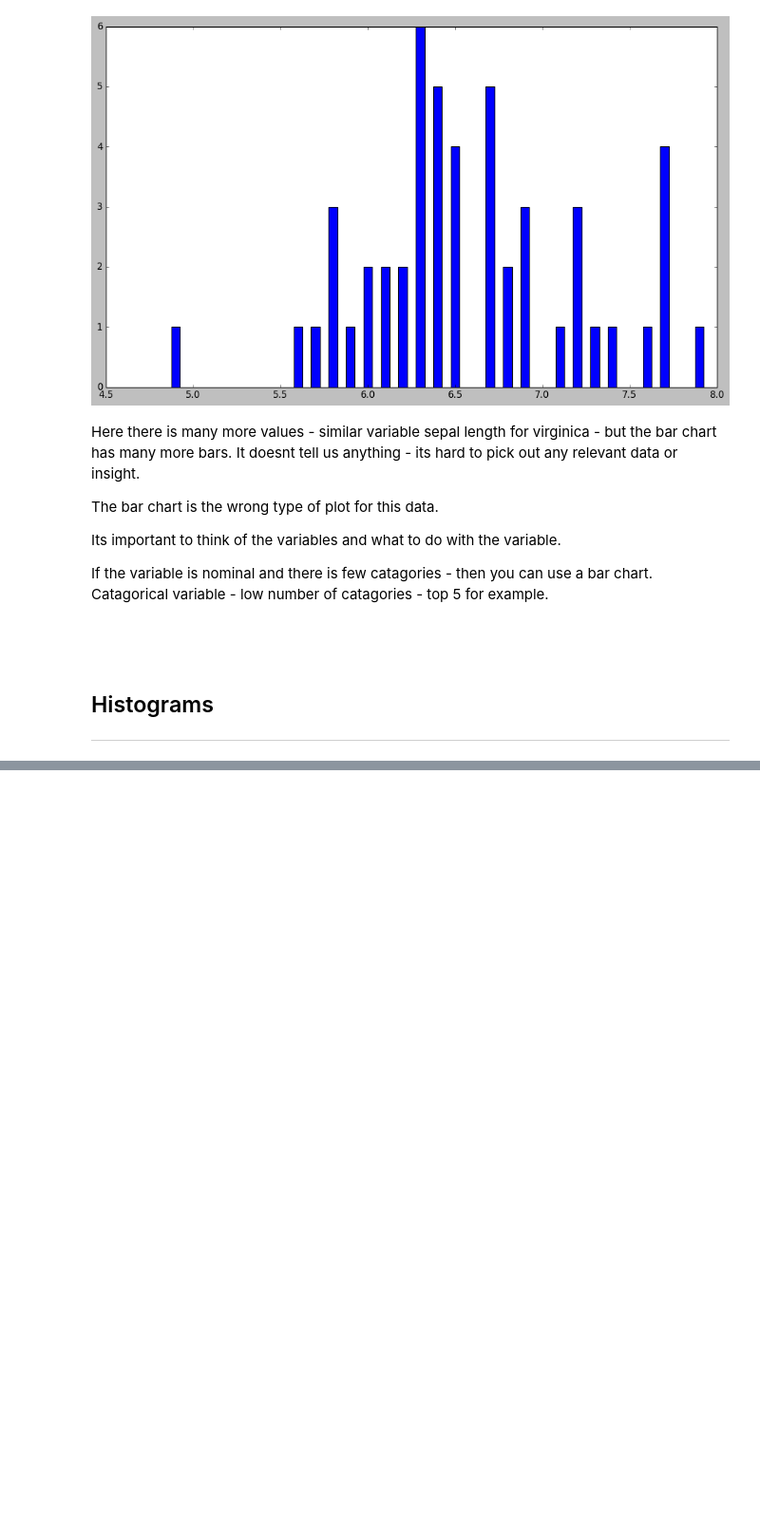
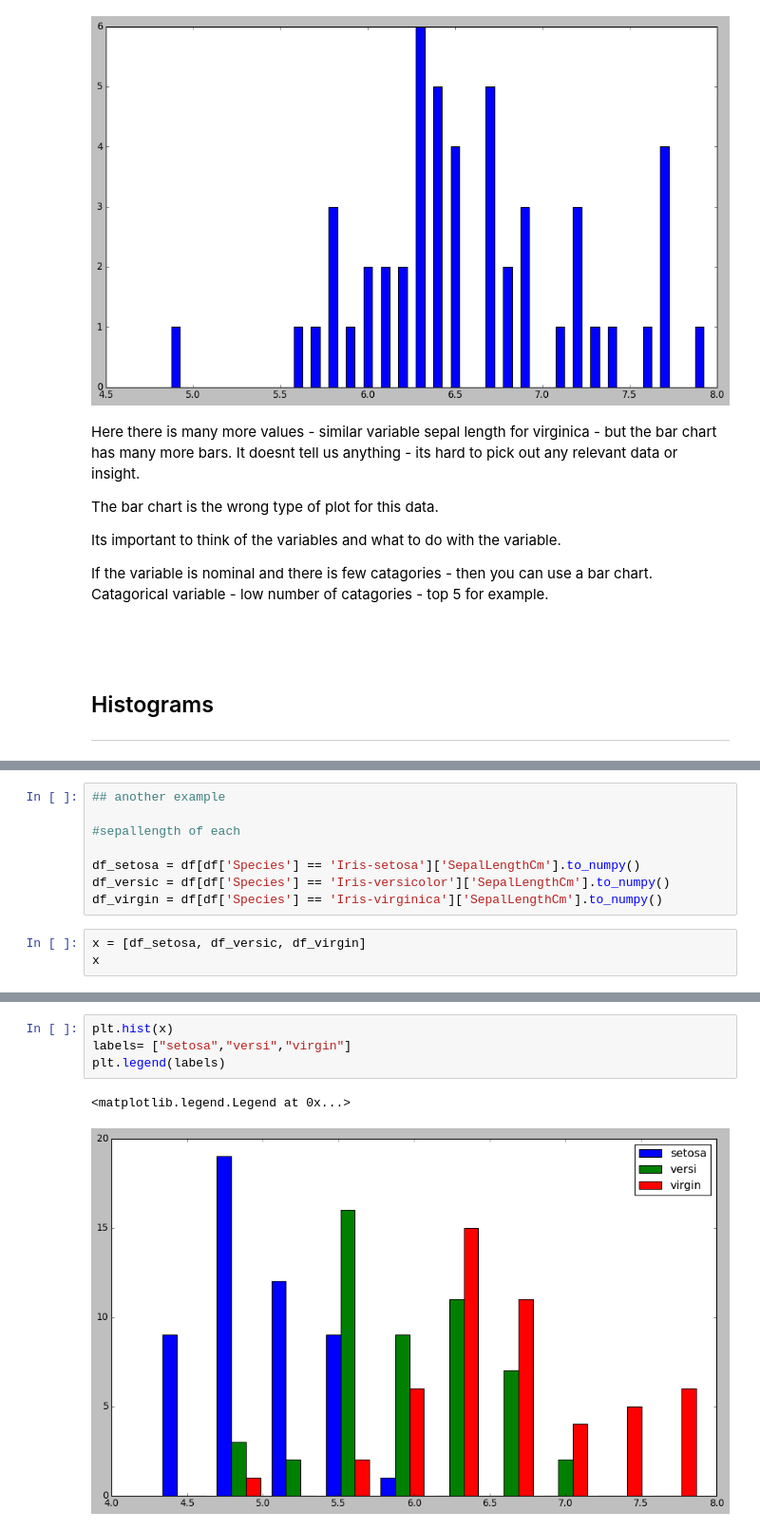
Before and after one commit to VCurry20/Jupyter-FDA2021, a Jupyter notebook: Week 8/Week 8 .ipynb, the cells around one changed output, grey strips where cells are left out. Shown: that part at 95% size. Cells and saved outputs as stored; diff of their text form; blank space fills up the shorter version.

```diff
--- a/Week 8/Week 8 .ipynb
+++ b/Week 8/Week 8 .ipynb
@@ -343,0 +440,11 @@ If the variable is nominal and there is few catagories - then you can use a bar
+# %%
+## another example
+
+#sepallength of each
+
+df_setosa = df[df['Species'] == 'Iris-setosa']['SepalLengthCm'].to_numpy()
+df_versic = df[df['Species'] == 'Iris-versicolor']['SepalLengthCm'].to_numpy()
+df_virgin = df[df['Species'] == 'Iris-virginica']['SepalLengthCm'].to_numpy()
+# %%
+x = [df_setosa, df_versic, df_virgin]
+x
@@ -343,0 +464,7 @@ If the variable is nominal and there is few catagories - then you can use a bar
+# %%
+plt.hist(x)
+labels= ["setosa","versi","virgin"]
+plt.legend(labels)
+# %% [output]
+<matplotlib.legend.Legend at 0x...>
+[figure, added]
```
Also changed, not shown: parts of 22 cells of this notebook, 1 other file.
